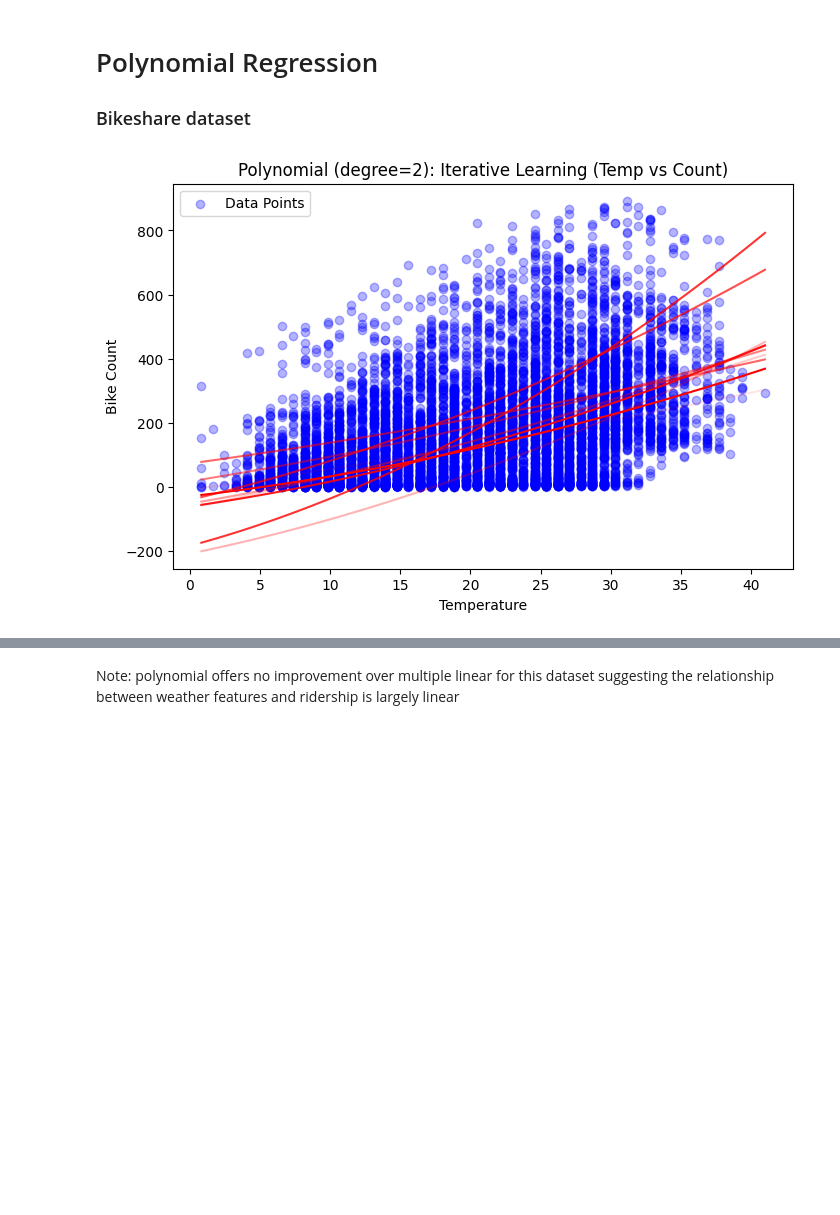
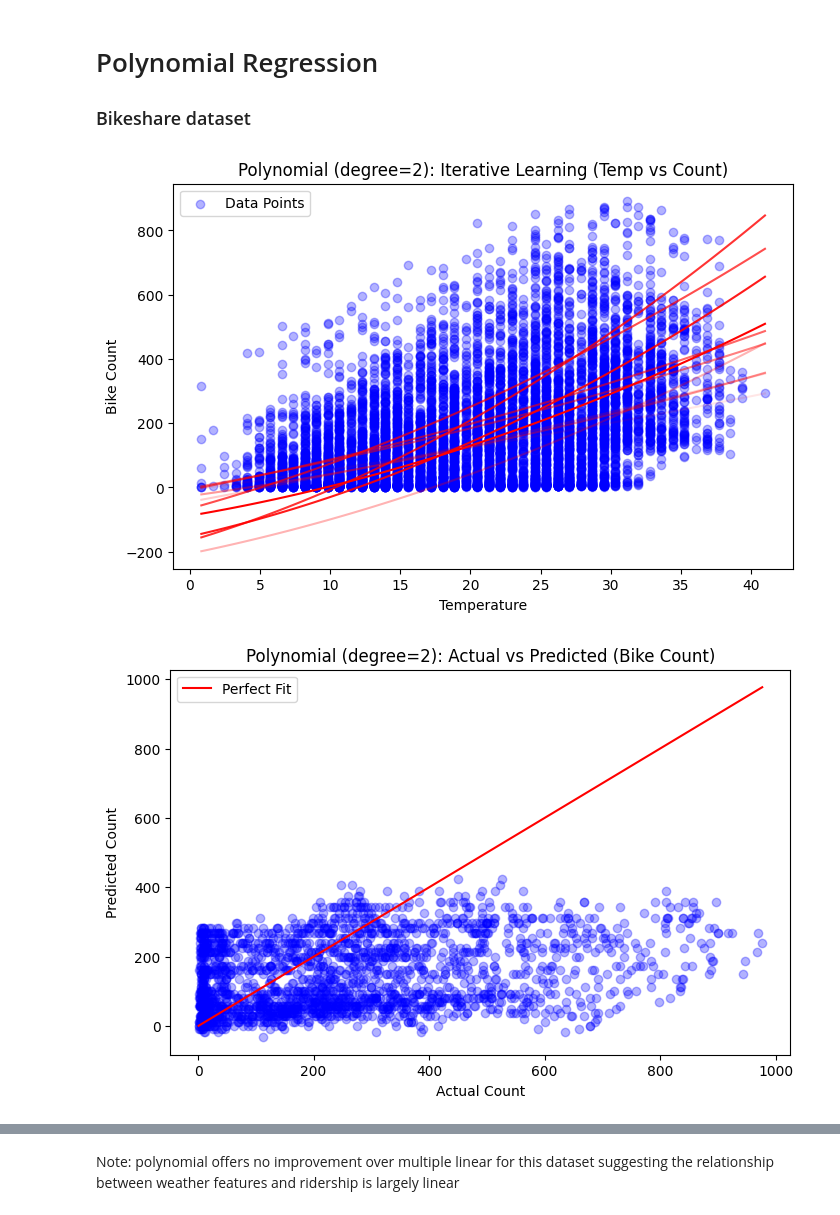
Before and after one commit to jjj333-p/cs422-technical-demo, a Jupyter notebook: demo.ipynb, the cells around one changed output, grey strips where cells are left out. Drawn from its saved outputs; the diff is of its cells as text; code cells hidden in the pictures; blank space fills up the shorter version.

```diff
--- a/demo.ipynb
+++ b/demo.ipynb
@@ -270,34 +270,47 @@ poly = PolynomialFeatures(degree=2)
 
 bikeshare_train_x_poly = poly.fit_transform(bikeshare_train_df[['temp']])
 bikeshare_test_x_poly = poly.transform(bikeshare_test_df[['temp']])
 
 scaler_poly_bike = StandardScaler()
 bikeshare_train_x_poly_scaled = scaler_poly_bike.fit_transform(bikeshare_train_x_poly)
 bikeshare_test_x_poly_scaled = scaler_poly_bike.transform(bikeshare_test_x_poly)
 
 model_poly = SGDRegressor(learning_rate='adaptive', eta0=0.01, max_iter=1, warm_start=True)
 
 plt.figure(figsize=(8, 5))
 plt.scatter(bikeshare_train_df['temp'], bikeshare_train_y, color='blue', alpha=0.3, label='Data Points')
 
 for i in range(0, bikeshare_record_count, bikeshare_chunk_size):
     model_poly.partial_fit(
         bikeshare_train_x_poly_scaled[i:i + bikeshare_chunk_size],
         bikeshare_train_y[i:i + bikeshare_chunk_size]
     )
     bikeshare_x_range = np.linspace(bikeshare_train_df['temp'].min(), bikeshare_train_df['temp'].max(), 100).reshape(-1, 1)
     bikeshare_x_range_poly = poly.transform(bikeshare_x_range)
     bikeshare_x_range_poly_scaled = scaler_poly_bike.transform(bikeshare_x_range_poly)
     plt.plot(bikeshare_x_range, model_poly.predict(bikeshare_x_range_poly_scaled),
              color='red', alpha=i / bikeshare_record_count)
 
 plt.title('Polynomial (degree=2): Iterative Learning (Temp vs Count)')
 plt.xlabel('Temperature')
 plt.ylabel('Bike Count')
 plt.legend()
 plt.show()
+
+bikeshare_poly_pred = model_poly.predict(bikeshare_test_x_poly_scaled)
+
+plt.figure(figsize=(8, 5))
+plt.scatter(bikeshare_y_test, bikeshare_poly_pred, alpha=0.3, color='blue')
+plt.plot([bikeshare_y_test.min(), bikeshare_y_test.max()],
+         [bikeshare_y_test.min(), bikeshare_y_test.max()], color='red', label='Perfect Fit')
+plt.title('Polynomial (degree=2): Actual vs Predicted (Bike Count)')
+plt.xlabel('Actual Count')
+plt.ylabel('Predicted Count')
+plt.legend()
+plt.show()
 # %% [output]
-[figure, old version]
+[figure, new version]
+[figure, added]
 # %%
 bikeshare_poly_pred = model_poly.predict(bikeshare_test_x_poly_scaled)
 bikeshare_poly_r2 = r2_score(bikeshare_y_test, bikeshare_poly_pred)
```
Also changed, not shown: parts of 10 cells of this notebook, 1 other file.
